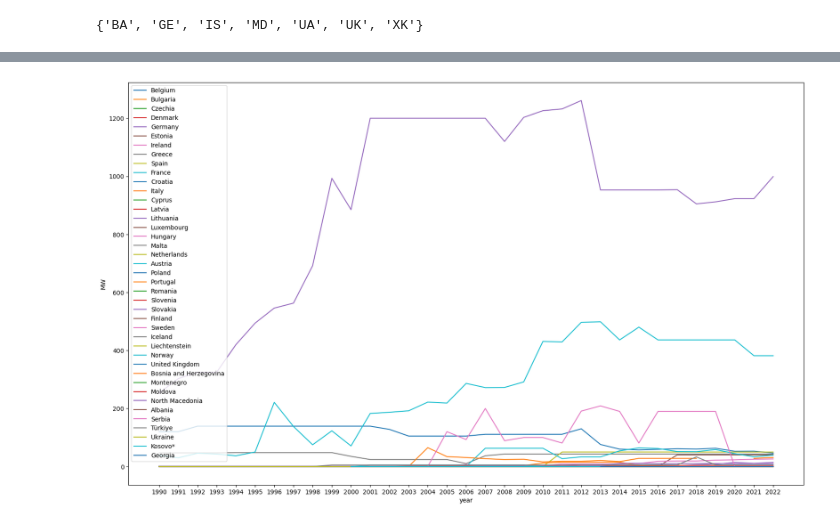
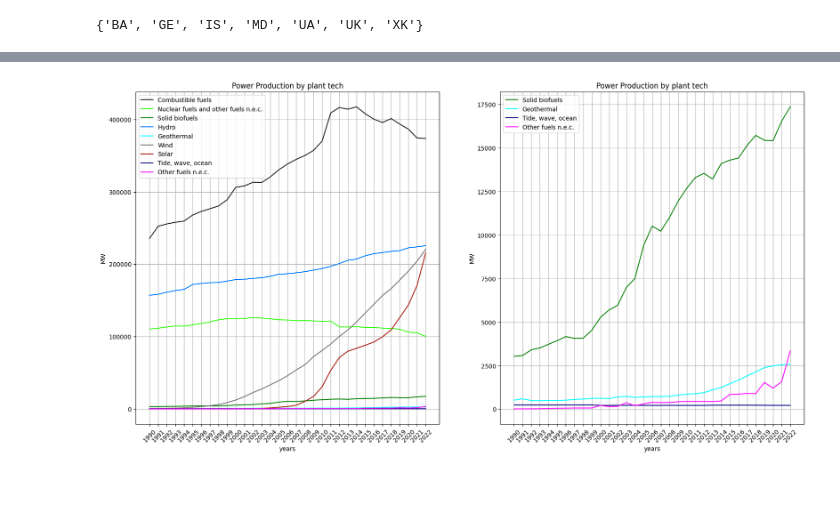
Before and after one commit to TilenG2/EU_Power_production, a Jupyter notebook: electrical_production.ipynb, the cells around one changed output, grey strips where cells are left out. Drawn from its saved outputs; the diff is of its cells as text; code cells hidden in the pictures; blank space fills up the shorter version.

Commit message:
Production graph

```diff
--- a/electrical_production.ipynb
+++ b/electrical_production.ipynb
@@ -138,0 +157,6 @@ data = eurostat.get_data(code_renewables, filter_pars=my_filter_pars)
+# %%
+siec_not_to_include = {'RA110','RA120','RA130','RA310','RA320','RA410','RA420','RA420AC',
+                       'RA420DC','R5210P','R5220P','R5290','R5300','RA110ROR','RA420KW20-1000',
+                       'RA420KW30-1000','RA420KW30-1000_OG','RA420KW30-1000_RT','RA420KW_LT10',
+                       'RA420KW_LT20','RA420KW_LT30','RA420KW_LT30_OG','RA420KW_LT30_RT','RA420MW_GT1',
+                       'RA420MW_GT1_OG','RA420MW_GT1_RT','RA420OG','W6000','W6100','W6200','TOTAL'}
@@ -138,0 +212,3 @@ data = eurostat.get_data(code_renewables, filter_pars=my_filter_pars)
+# %%
+vosta_energij_po_vrsti = vosta_energij_po_vrsti.sort_values('siec')
+vosta_energij_po_vrsti
@@ -138,0 +226,38 @@ data = eurostat.get_data(code_renewables, filter_pars=my_filter_pars)
+# %%
+import matplotlib
+import matplotlib.pyplot as plt
+
+years = vosta_energij_po_vrsti.columns.tolist()[1:]
+
+# vosta_energij_po_vrsti.plot(x='1990', y='1992')
+fig2 = {'R5100', 'X9900', 'RA500', 'RA200'}
+#         CF         N9000      R5100    RA100      RA200    RA300     RA400      RA500    X9900
+colors= ['#232023', '#39FF14', 'green', '#007fff', 'cyan', '#787276', '#a91b0d', 'navy', '#FF00FF']
+
+plt.figure(figsize=(20, 10))
+for row, colour in zip(vosta_energij_po_vrsti.values, colors):
+    if row[0] in fig2:
+        plt.subplot(1, 2, 2)
+        plt.plot(years, row[1:], label=descriptions['siec'][row[0]], color=colour)
+    plt.subplot(1, 2, 1)
+    plt.plot(years, row[1:], label=descriptions['siec'][row[0]], color=colour)
+
+plt.subplot(1, 2, 1)
+plt.ylabel('MW')
+plt.xlabel('years')
+plt.xticks(rotation=45)
+plt.title('Power Production by plant tech')
+plt.grid(True)
+plt.legend()
+
+plt.subplot(1, 2, 2)
+plt.ylabel('MW')
+plt.xlabel('years')
+plt.xticks(rotation=45)
+plt.title('Power Production by plant tech')
+plt.grid(True)
+plt.legend()
+
+plt.show()
+# %% [output]
+[figure, added]
@@ -144,15 +271,13 @@ data = eurostat.get_data(code_renewables, filter_pars=my_filter_pars)
 # %%
-plt.figure(figsize=(20, 12))
-# for i in range(1, len(data)):
-#     plt.plot(data[0][5:], data[i][5:], label = str(descriptions['geo'][data[i][4]]))
-for i in range(1, len(data)):
-    plt.plot(data[0][5:], data[i][5:], label = str(descriptions['geo'][data[i][4]]))
-plt.xlabel('year')
-plt.ylabel('MW')
+# plt.figure(figsize=(20, 12))
+# # for i in range(1, len(data)):
+# #     plt.plot(data[0][5:], data[i][5:], label = str(descriptions['geo'][data[i][4]]))
+# for i in range(1, len(pandas_data_other.loc[condition].values)):
+#     plt.plot(range(1990, 2022), pandas_data_other.loc[condition].values[i][5:], label = str(descriptions['geo'][data[i][4]]))
+# plt.xlabel('year')
+# plt.ylabel('MW')
 
-plt.legend();
+# plt.legend();
-# %% [output]
-[figure, removed]
 # %%
 # my_filter_pars = {'geo' : ['NO', 'FR', 'DE'] ,'siec' : 'W6100'}
 # data = eurostat.get_data(code, filter_pars=my_filter_pars)
```
Also changed, not shown: parts of 17 cells of this notebook.
